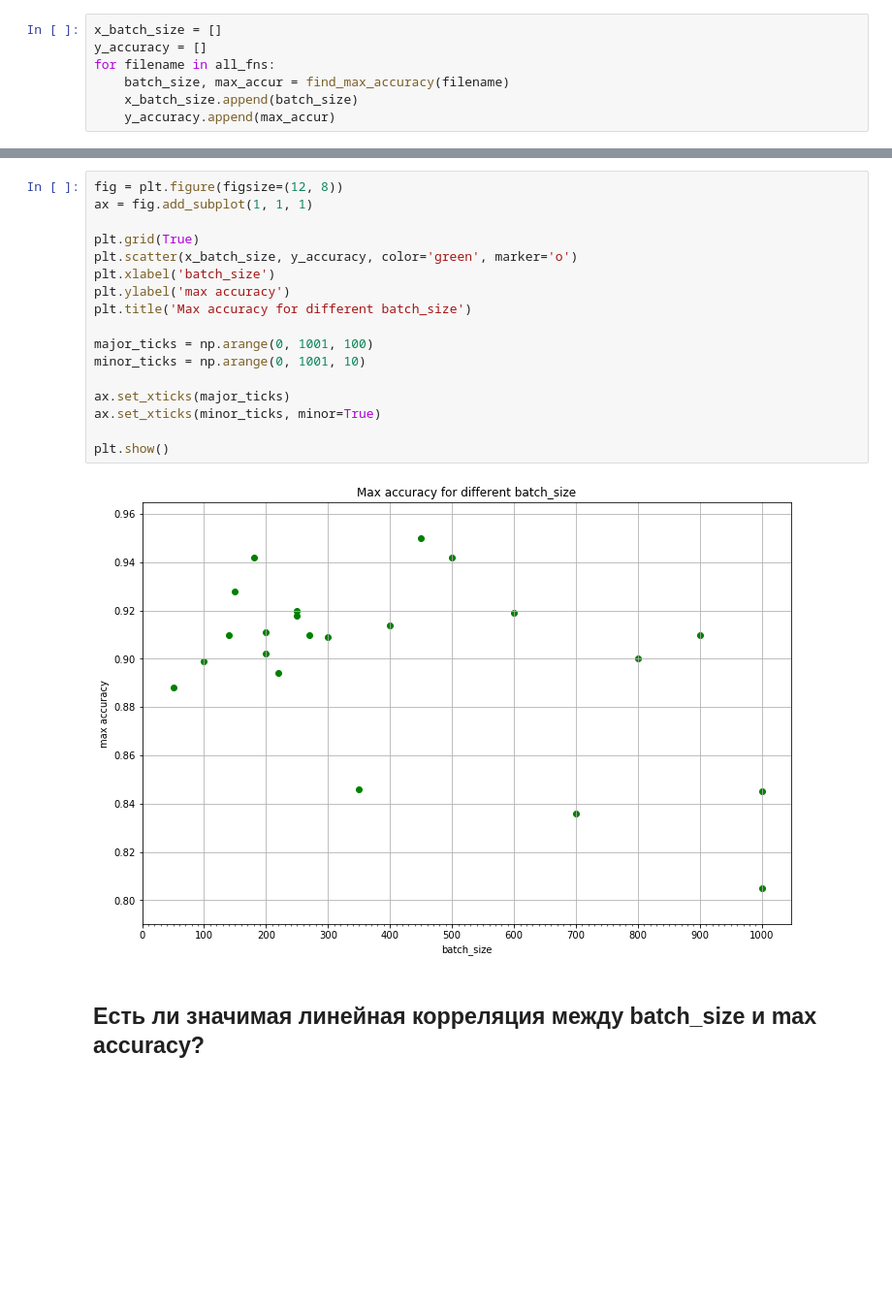
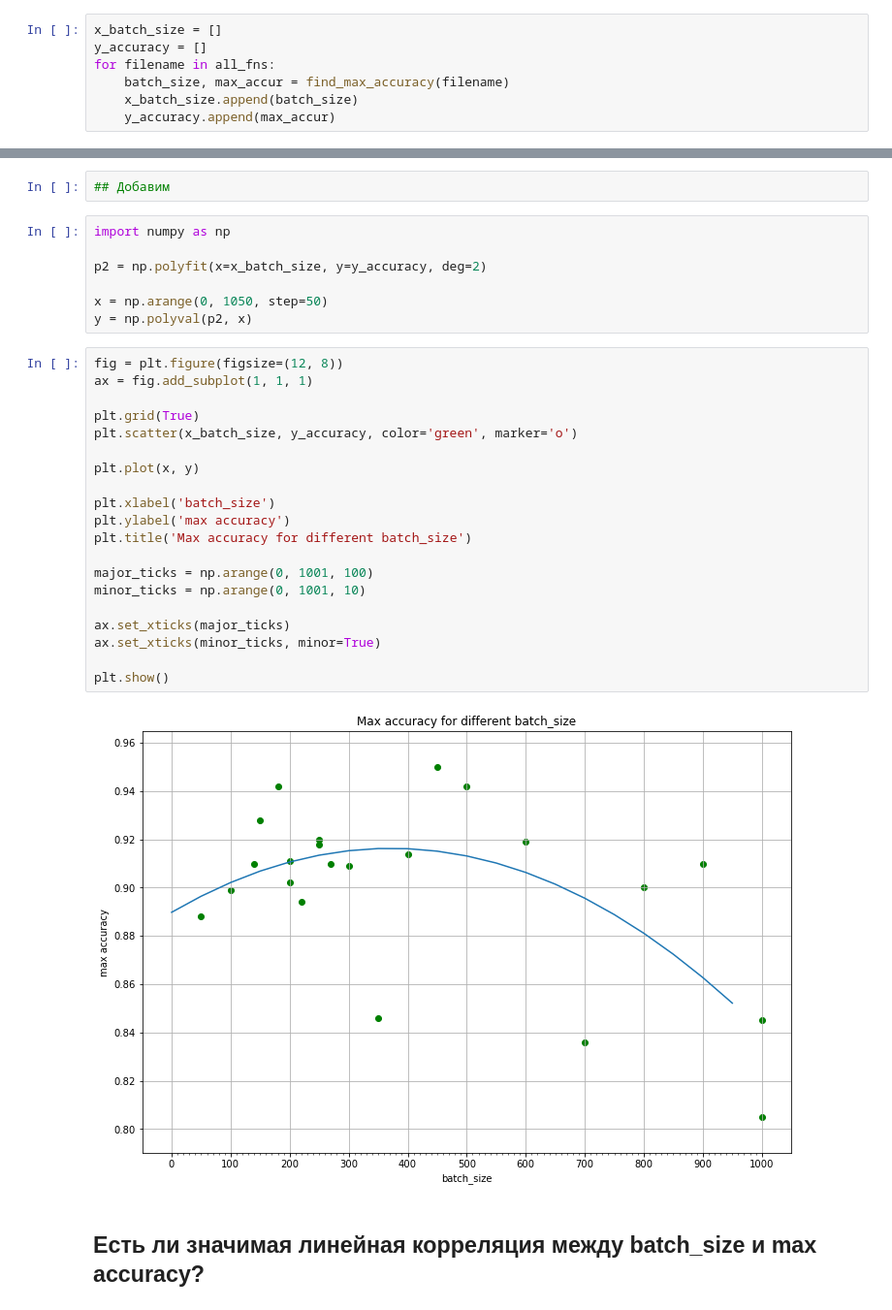
Before and after one commit to Koziev/chatbot, a Jupyter notebook: PyModels/Визуализация влияния batch_size на обучение wordchar2vector.ipynb, the cells around one changed output, grey strips where cells are left out. Shown: that part at 97% size. Cells and saved outputs as stored; diff of their text form; blank space fills up the shorter version.

Commit message:
polynomial regression with degree=2 added to accuracy(batch_size) plot

```diff
--- a/PyModels/Визуализация влияния batch_size на обучение wordchar2vector.ipynb
+++ b/PyModels/Визуализация влияния batch_size на обучение wordchar2vector.ipynb
@@ -188,25 +188,37 @@ x_batch_size
  140,
  100,
  50]
+# %%
+## Добавим
+# %%
+import numpy as np
+
+p2 = np.polyfit(x=x_batch_size, y=y_accuracy, deg=2)
+
+x = np.arange(0, 1050, step=50)
+y = np.polyval(p2, x)
 # %%
 fig = plt.figure(figsize=(12, 8))
 ax = fig.add_subplot(1, 1, 1)
 
 plt.grid(True)
 plt.scatter(x_batch_size, y_accuracy, color='green', marker='o')
+
+plt.plot(x, y)
+
 plt.xlabel('batch_size')
 plt.ylabel('max accuracy')
 plt.title('Max accuracy for different batch_size')
 
 major_ticks = np.arange(0, 1001, 100)
 minor_ticks = np.arange(0, 1001, 10)
 
 ax.set_xticks(major_ticks)
 ax.set_xticks(minor_ticks, minor=True)
 
 plt.show()
 # %% [output]
-[figure, old version]
+[figure, new version]
 # %% [markdown]
 ## Есть ли значимая линейная корреляция между batch_size и max accuracy?
 # %%
```
Also changed, not shown: parts of 2 cells of this notebook.
